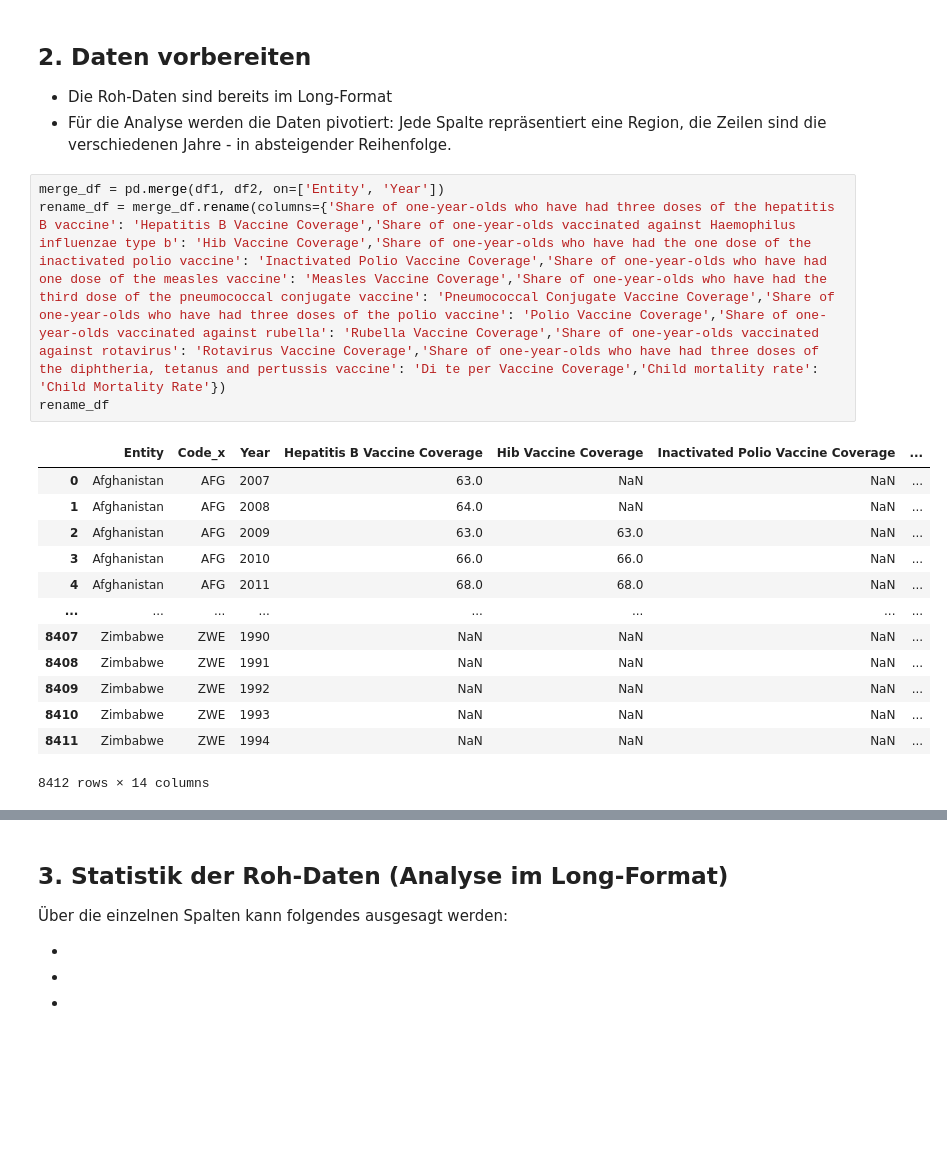
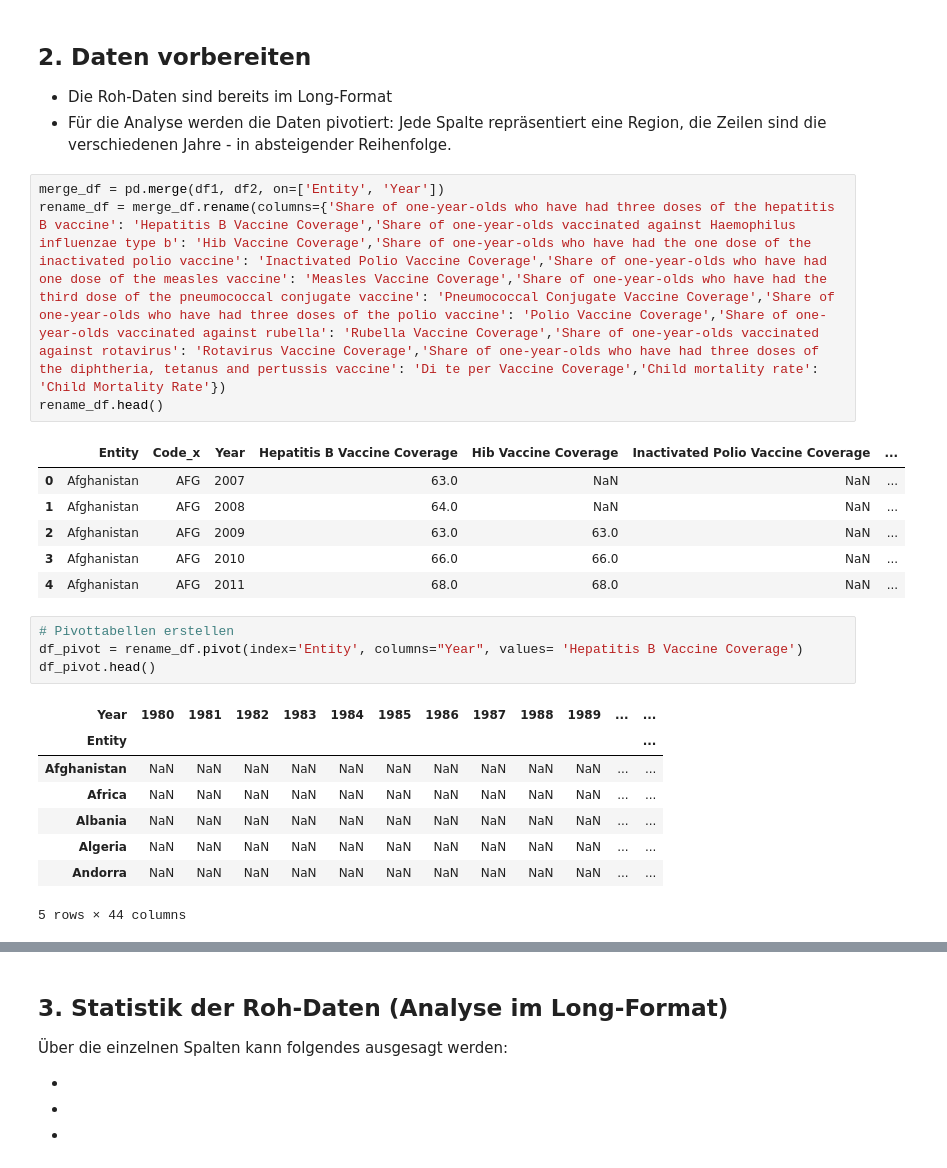
Before and after one commit to gandlea/LN-2-HS2025, a Jupyter notebook: Leistungsnachweis.ipynb, the cells around one changed output, grey strips where cells are left out. Saved outputs shown, nothing was run; the diff lists cells and outputs as text; blank space fills up the shorter version.

Commit message:
add Pivot

```diff
--- a/Leistungsnachweis.ipynb
+++ b/Leistungsnachweis.ipynb
@@ -45,18 +45,24 @@ df2.head()
 # %%
 merge_df = pd.merge(df1, df2, on=['Entity', 'Year'])
 rename_df = merge_df.rename(columns={'Share of one-year-olds who have had three doses of the hepatitis B vaccine': 'Hepatitis B Vaccine Coverage','Share of one-year-olds vaccinated against Haemophilus influenzae type b': 'Hib Vaccine Coverage','Share of one-year-olds who have had the one dose of the inactivated polio vaccine': 'Inactivated Polio Vaccine Coverage','Share of one-year-olds who have had one dose of the measles vaccine': 'Measles Vaccine Coverage','Share of one-year-olds who have had the third dose of the pneumococcal conjugate vaccine': 'Pneumococcal Conjugate Vaccine Coverage','Share of one-year-olds who have had three doses of the polio vaccine': 'Polio Vaccine Coverage','Share of one-year-olds vaccinated against rubella': 'Rubella Vaccine Coverage','Share of one-year-olds vaccinated against rotavirus': 'Rotavirus Vaccine Coverage','Share of one-year-olds who have had three doses of the diphtheria, tetanus and pertussis vaccine': 'Di te per Vaccine Coverage','Child mortality rate': 'Child Mortality Rate'})
-rename_df
+rename_df.head()
 # %% [output]
 |  | Entity | Code_x | Year | Hepatitis B Vaccine Coverage | Hib Vaccine Coverage | Inactivated Polio Vaccine Coverage | ... |
 | 0 | Afghanistan | AFG | 2007 | 63.0 | NaN | NaN | ... |
 | 1 | Afghanistan | AFG | 2008 | 64.0 | NaN | NaN | ... |
 | 2 | Afghanistan | AFG | 2009 | 63.0 | 63.0 | NaN | ... |
 | 3 | Afghanistan | AFG | 2010 | 66.0 | 66.0 | NaN | ... |
 | 4 | Afghanistan | AFG | 2011 | 68.0 | 68.0 | NaN | ... |
-| ... | ... | ... | ... | ... | ... | ... | ... |
-| 8407 | Zimbabwe | ZWE | 1990 | NaN | NaN | NaN | ... |
-| 8408 | Zimbabwe | ZWE | 1991 | NaN | NaN | NaN | ... |
-| 8409 | Zimbabwe | ZWE | 1992 | NaN | NaN | NaN | ... |
-| 8410 | Zimbabwe | ZWE | 1993 | NaN | NaN | NaN | ... |
-| 8411 | Zimbabwe | ZWE | 1994 | NaN | NaN | NaN | ... |
-8412 rows × 14 columns
+# %%
+# Pivottabellen erstellen
+df_pivot = rename_df.pivot(index='Entity', columns="Year", values= 'Hepatitis B Vaccine Coverage')
+df_pivot.head()
+# %% [output]
+| Year | 1980 | 1981 | 1982 | 1983 | 1984 | 1985 | 1986 | 1987 | 1988 | 1989 | ... | ... |
+| Entity |  |  |  |  |  |  |  |  |  |  |  | ... |
+| Afghanistan | NaN | NaN | NaN | NaN | NaN | NaN | NaN | NaN | NaN | NaN | ... | ... |
+| Africa | NaN | NaN | NaN | NaN | NaN | NaN | NaN | NaN | NaN | NaN | ... | ... |
+| Albania | NaN | NaN | NaN | NaN | NaN | NaN | NaN | NaN | NaN | NaN | ... | ... |
+| Algeria | NaN | NaN | NaN | NaN | NaN | NaN | NaN | NaN | NaN | NaN | ... | ... |
+| Andorra | NaN | NaN | NaN | NaN | NaN | NaN | NaN | NaN | NaN | NaN | ... | ... |
+5 rows × 44 columns
```
Also changed, not shown: parts of 9 cells of this notebook, 1 other file.
